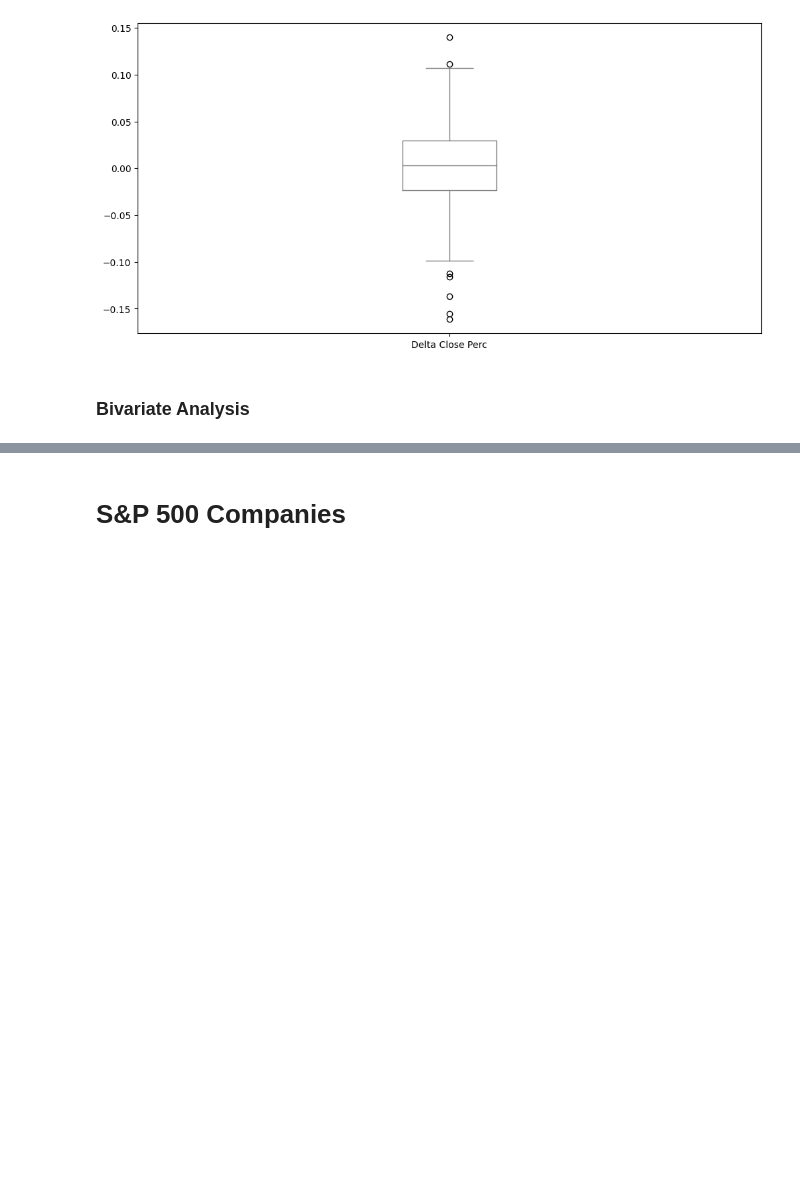
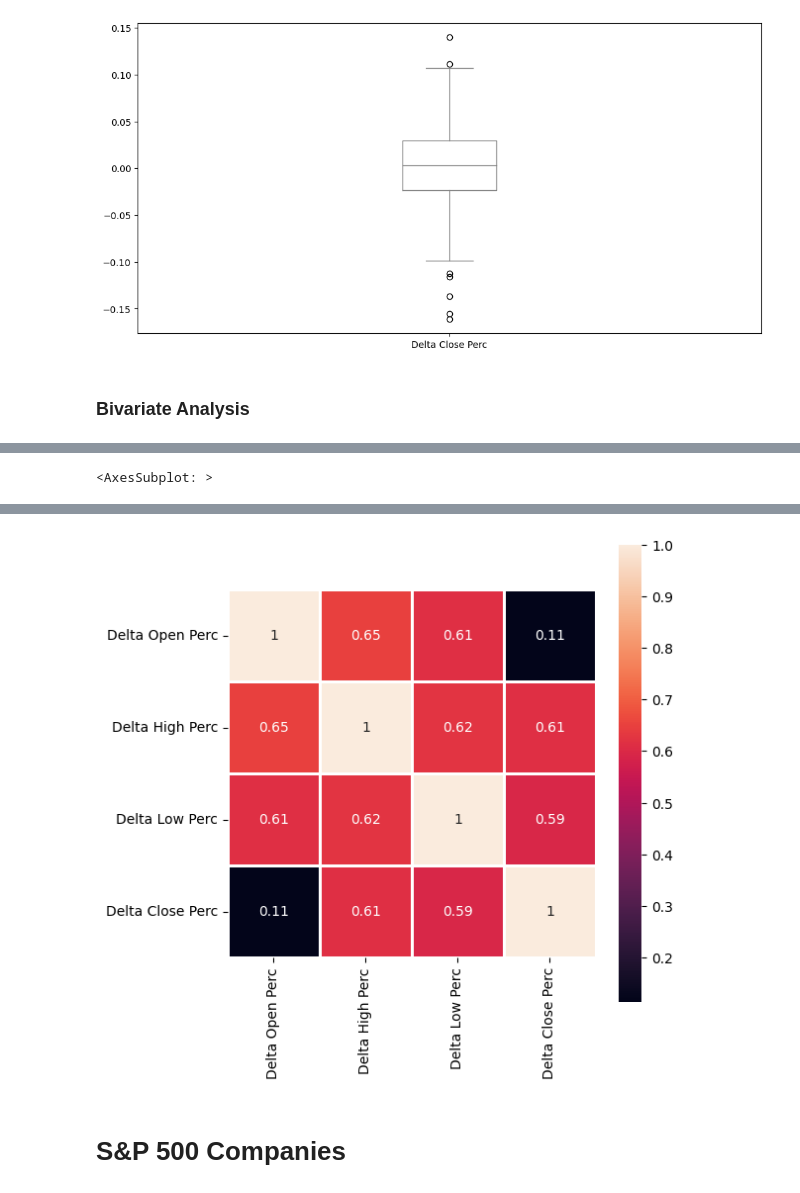
Before and after one commit to Nil-Andreu/forecasting-app, a Jupyter notebook: injestion/injestion/01. Yahoo Finance API.ipynb, the cells around one changed output, grey strips where cells are left out. Saved outputs shown, nothing was run; the diff lists cells and outputs as text; code cells hidden in the pictures; blank space fills up the shorter version.

Commit message:
[NEW] Applying the correlations

```diff
--- a/injestion/injestion/01. Yahoo Finance API.ipynb
+++ b/injestion/injestion/01. Yahoo Finance API.ipynb
@@ -303,0 +348,5 @@ delta_prices_perc["Delta Close Perc"].plot(kind="box", figsize=(12, 6), color="g
+# %%
+# We could create also a correlation heatmap
+plt.figure(figsize=(6, 6))
+sns.heatmap(delta_prices_perc.corr(), annot=True, square=True, linewidths=2)
+# %% [output]
@@ -303,0 +370 @@ delta_prices_perc["Delta Close Perc"].plot(kind="box", figsize=(12, 6), color="g
+<AxesSubplot: >
@@ -304,3 +388,4 @@ delta_prices_perc["Delta Close Perc"].plot(kind="box", figsize=(12, 6), color="g
+[figure, added]
 # %% [markdown]
 # S&P 500 Companies
 # %%
```
Also changed, not shown: parts of 2 cells of this notebook.
